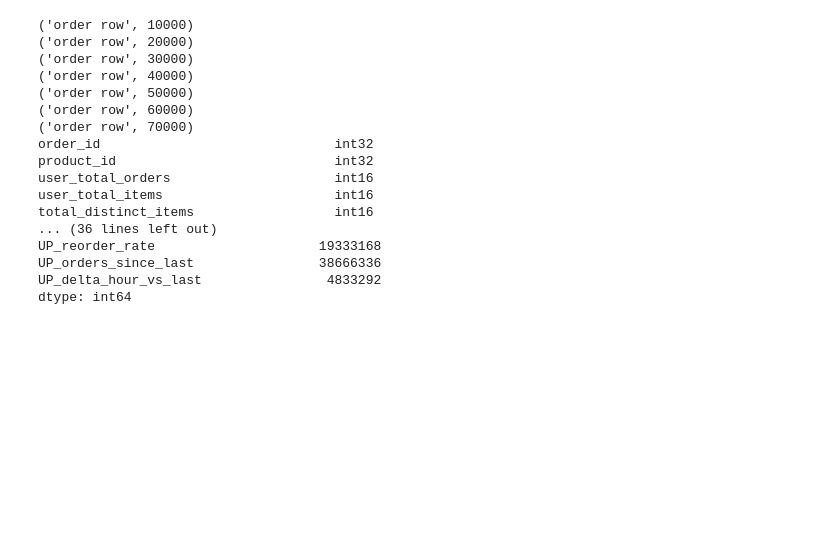
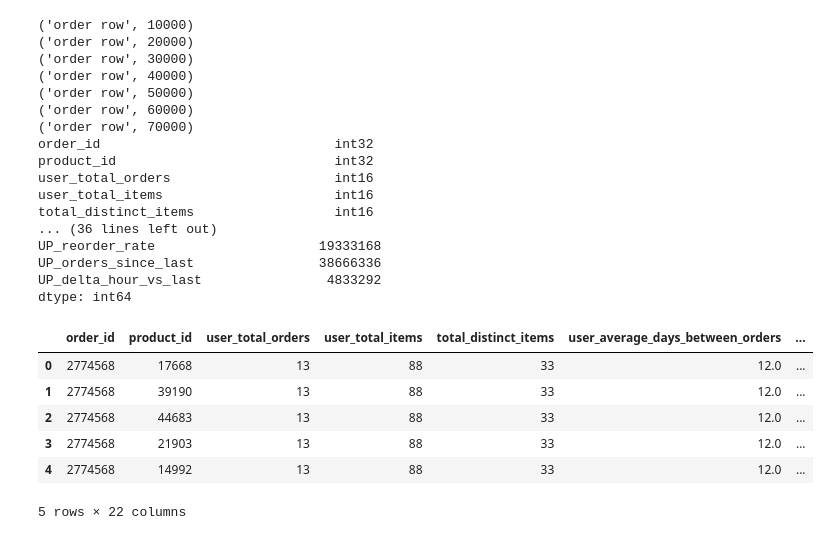
Before and after one commit to esther3587/Instacart-Market-Analysis, a Jupyter notebook: instacart.ipynb, the cells around one changed output. Drawn from its saved outputs; the diff is of its cells as text; code cells hidden in the pictures; blank space fills up the shorter version.

```diff
--- a/instacart.ipynb
+++ b/instacart.ipynb
@@ -333,6 +393,16 @@ for row in df_test.itertuples():
 for order in test_orders.order_id:
     if order not in d:
         d[order] = 'None'
+# %%
+df_test.head()
+# %% [output]
+|  | order_id | product_id | user_total_orders | user_total_items | total_distinct_items | user_average_days_between_orders | ... |
+| 0 | 2774568 | 17668 | 13 | 88 | 33 | 12.0 | ... |
+| 1 | 2774568 | 39190 | 13 | 88 | 33 | 12.0 | ... |
+| 2 | 2774568 | 44683 | 13 | 88 | 33 | 12.0 | ... |
+| 3 | 2774568 | 21903 | 13 | 88 | 33 | 12.0 | ... |
+| 4 | 2774568 | 14992 | 13 | 88 | 33 | 12.0 | ... |
+5 rows × 22 columns
 # %%
 # submission
 sub = pd.DataFrame.from_dict(d, orient='index')
```
Also changed, not shown: parts of 11 cells of this notebook.
